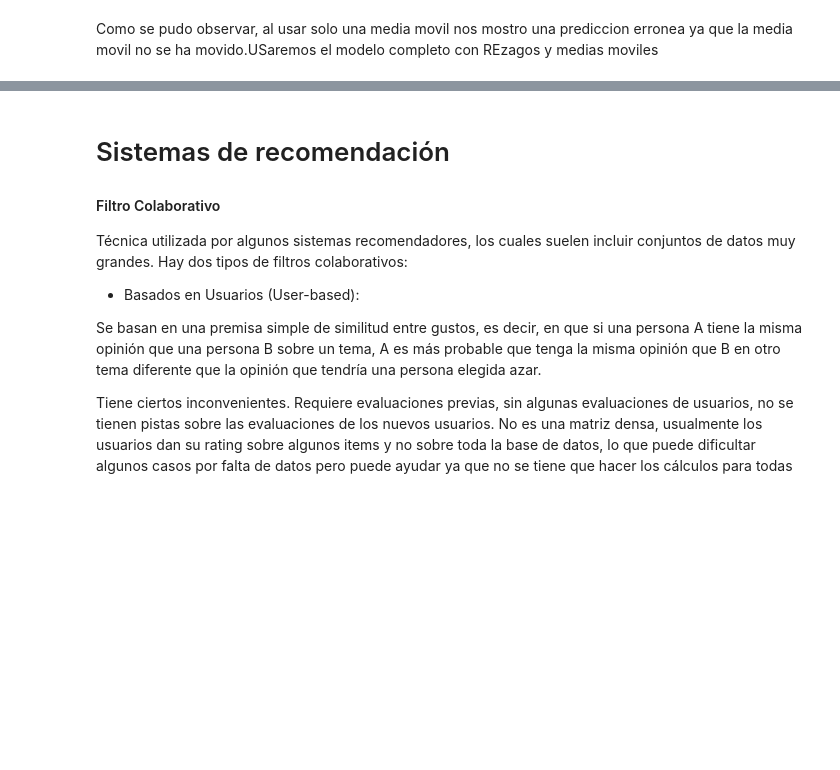
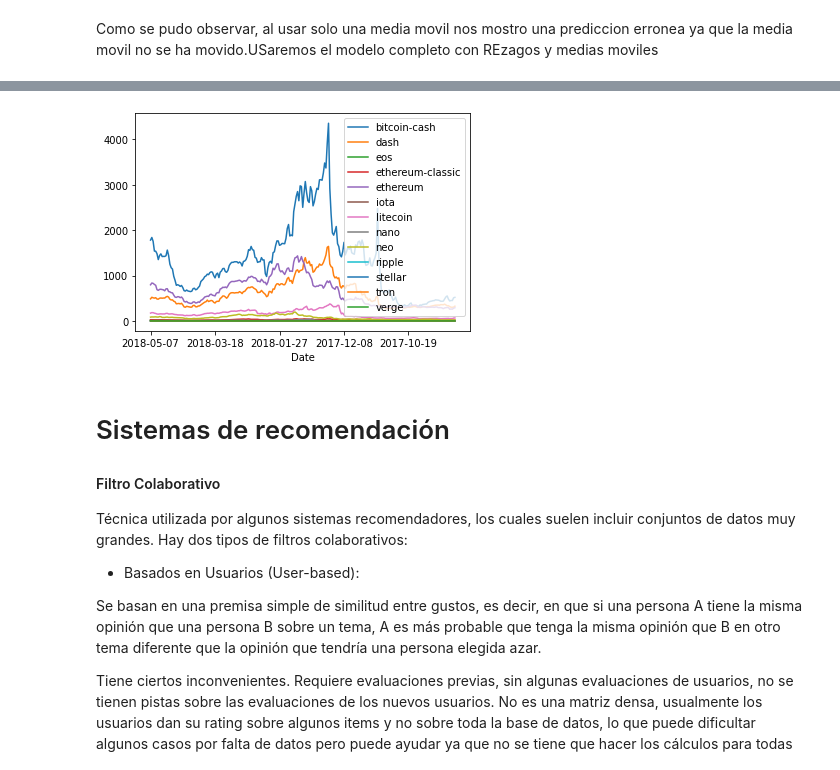
Before and after one commit to CarlosThomasPz/clases_data_082020, a Jupyter notebook: w5_d5 - Time_Series_RecSyS, Survival Analysis.ipynb, the cells around one changed output, grey strips where cells are left out. Saved outputs shown, nothing was run; the diff lists cells and outputs as text; code cells hidden in the pictures; blank space fills up the shorter version.

```diff
--- a/w5_d5 - Time_Series_RecSyS, Survival Analysis.ipynb
+++ b/w5_d5 - Time_Series_RecSyS, Survival Analysis.ipynb
@@ -255,3 +287,10 @@ pd.DataFrame({'observed':occupancy.CO2[-3:], 'predicted':predictions})
+# %%
+crypto = pd.read_csv('data\crypto_complete.csv')
+crypto.set_index('Date',inplace = True)
+crypto.drop('bitcoin', inplace=True, axis = 1)
+crypto.plot();
+# %% [output]
+[figure, added]
 # %% [markdown]
 # Sistemas de recomendación
 
```
Also changed, not shown: parts of 26 cells of this notebook.
